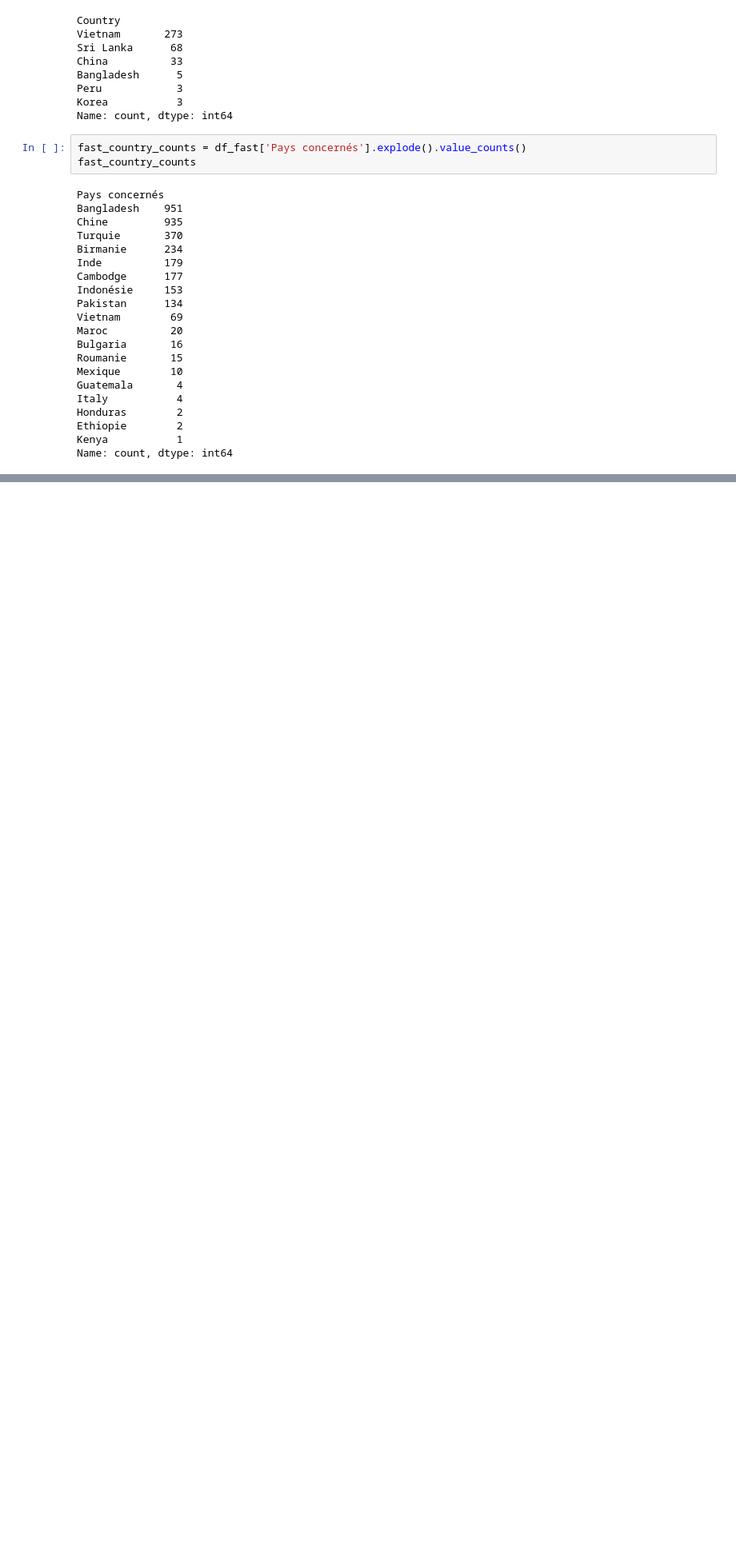
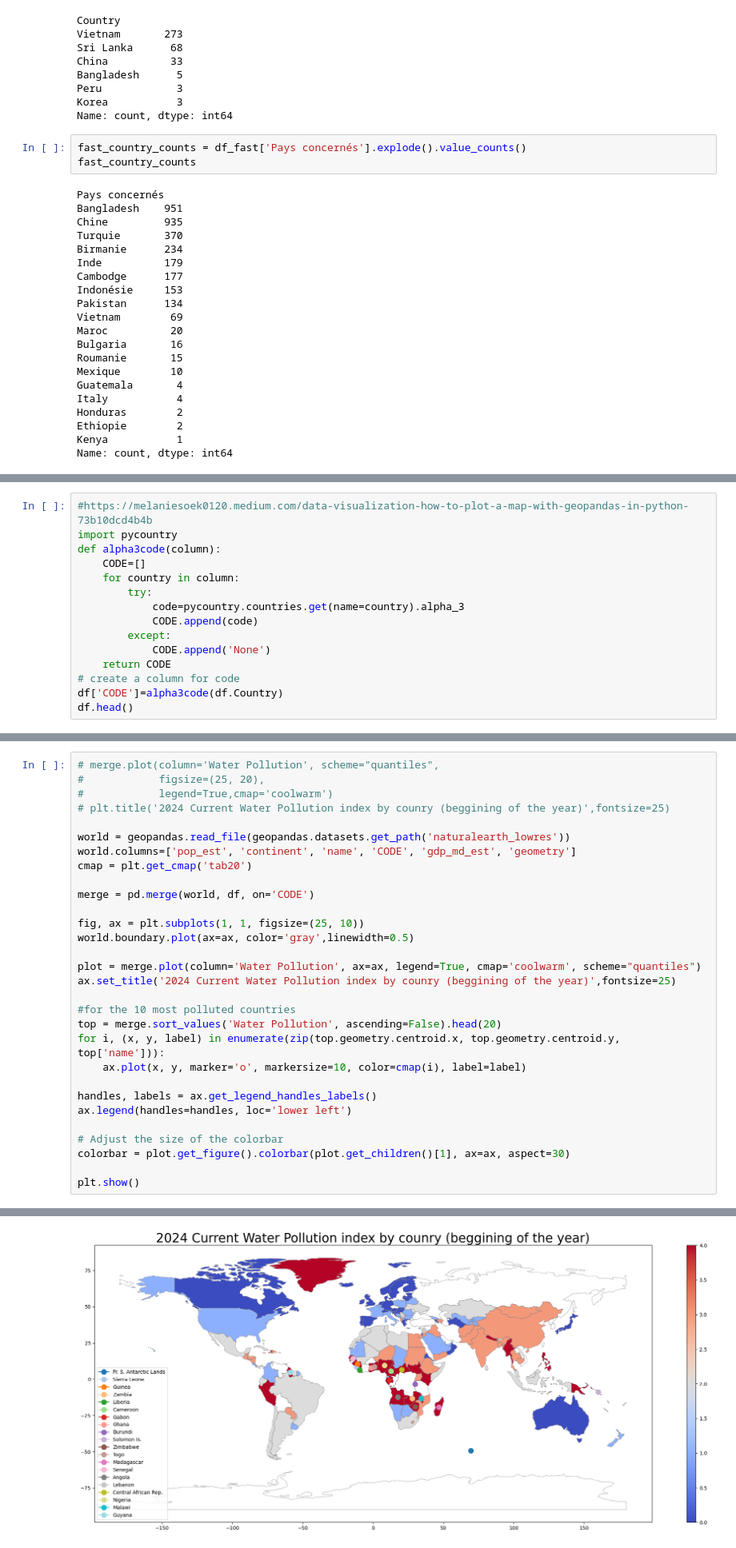
Before and after one commit to sim-cell/DALAS, a Jupyter notebook: analyse/pays_analyse.ipynb, the cells around one changed output, grey strips where cells are left out. Shown at 80% size. Drawn from its saved outputs; the diff is of its cells as text; blank space fills up the shorter version.

```diff
--- a/analyse/pays_analyse.ipynb
+++ b/analyse/pays_analyse.ipynb
@@ -194,0 +261,15 @@ info_slow
+# %%
+#https://melaniesoek0120.medium.com/data-visualization-how-to-plot-a-map-with-geopandas-in-python-73b10dcd4b4b
+import pycountry
+def alpha3code(column):
+    CODE=[]
+    for country in column:
+        try:
+            code=pycountry.countries.get(name=country).alpha_3
+            CODE.append(code)
+        except:
+            CODE.append('None')
+    return CODE
+# create a column for code
+df['CODE']=alpha3code(df.Country)
+df.head()
@@ -194,0 +327,31 @@ info_slow
+# %%
+# merge.plot(column='Water Pollution', scheme="quantiles",
+#            figsize=(25, 20),
+#            legend=True,cmap='coolwarm')
+# plt.title('2024 Current Water Pollution index by counry (beggining of the year)',fontsize=25)
+
+world = geopandas.read_file(geopandas.datasets.get_path('naturalearth_lowres'))
+world.columns=['pop_est', 'continent', 'name', 'CODE', 'gdp_md_est', 'geometry']
+cmap = plt.get_cmap('tab20')
+
+merge = pd.merge(world, df, on='CODE')
+
+fig, ax = plt.subplots(1, 1, figsize=(25, 10))
+world.boundary.plot(ax=ax, color='gray',linewidth=0.5)
+
+plot = merge.plot(column='Water Pollution', ax=ax, legend=True, cmap='coolwarm', scheme="quantiles")
+ax.set_title('2024 Current Water Pollution index by counry (beggining of the year)',fontsize=25)
+
+#for the 10 most polluted countries
+top = merge.sort_values('Water Pollution', ascending=False).head(20)
+for i, (x, y, label) in enumerate(zip(top.geometry.centroid.x, top.geometry.centroid.y, top['name'])):
+    ax.plot(x, y, marker='o', markersize=10, color=cmap(i), label=label)
+
+handles, labels = ax.get_legend_handles_labels()
+ax.legend(handles=handles, loc='lower left')
+
+# Adjust the size of the colorbar
+colorbar = plot.get_figure().colorbar(plot.get_children()[1], ax=ax, aspect=30)
+
+plt.show()
+# %% [output]
@@ -194,0 +359 @@ info_slow
+[figure, added]
```
Also changed, not shown: parts of 15 cells of this notebook, 6 other files.
